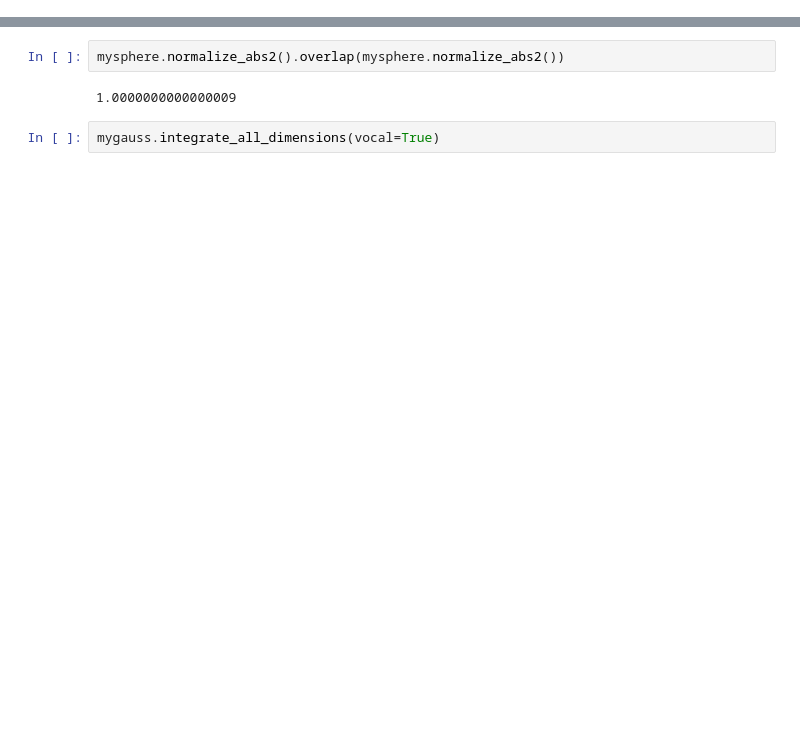
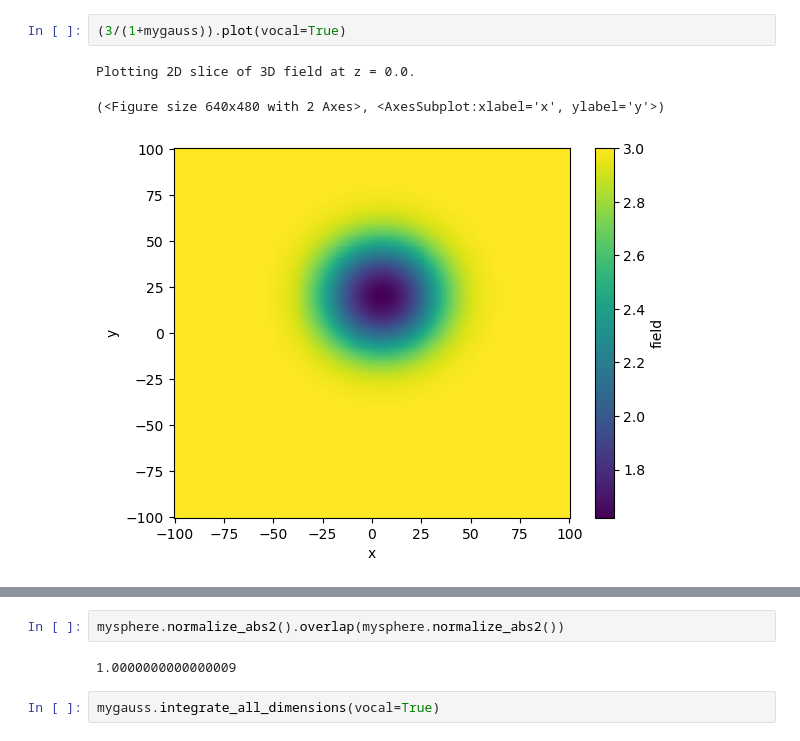
Before and after one commit to schatteburg/field_integrals, a Jupyter notebook: test.ipynb, the cells around one changed output, grey strips where cells are left out. Saved outputs shown, nothing was run; the diff lists cells and outputs as text; blank space fills up the shorter version.

```diff
--- a/test.ipynb
+++ b/test.ipynb
@@ -25,0 +35,6 @@ mysphere = oi.field(fieldvalues=fw_sphere, coordinates={"x": xs, "y": ys, "z": z
+# %%
+(3/(1+mygauss)).plot(vocal=True)
+# %% [output]
+Plotting 2D slice of 3D field at z = 0.0.
+(<Figure size 640x480 with 2 Axes>, <AxesSubplot:xlabel='x', ylabel='y'>)
+[figure, added]
```
Also changed, not shown: parts of 25 cells of this notebook, 1 other file.
